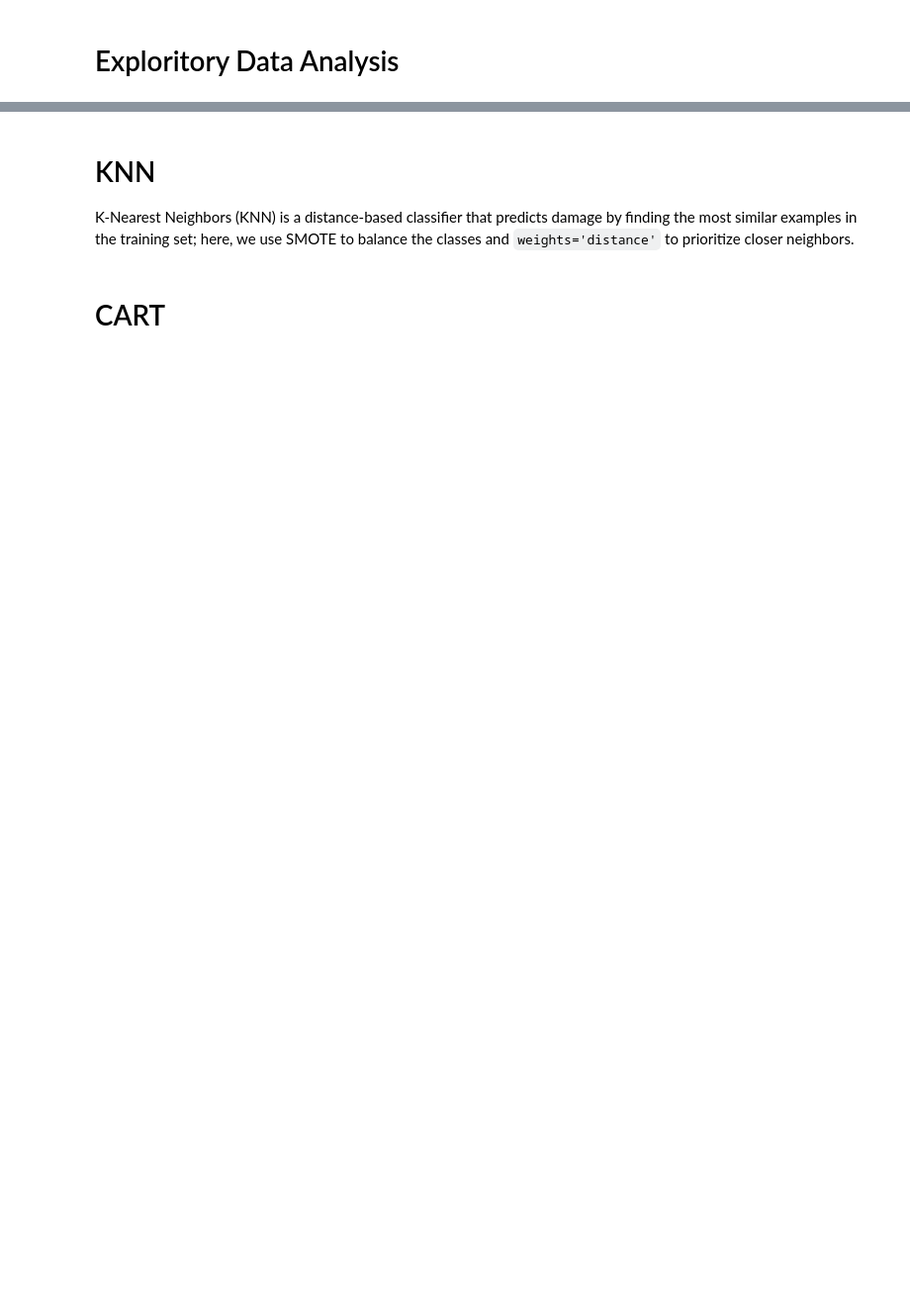
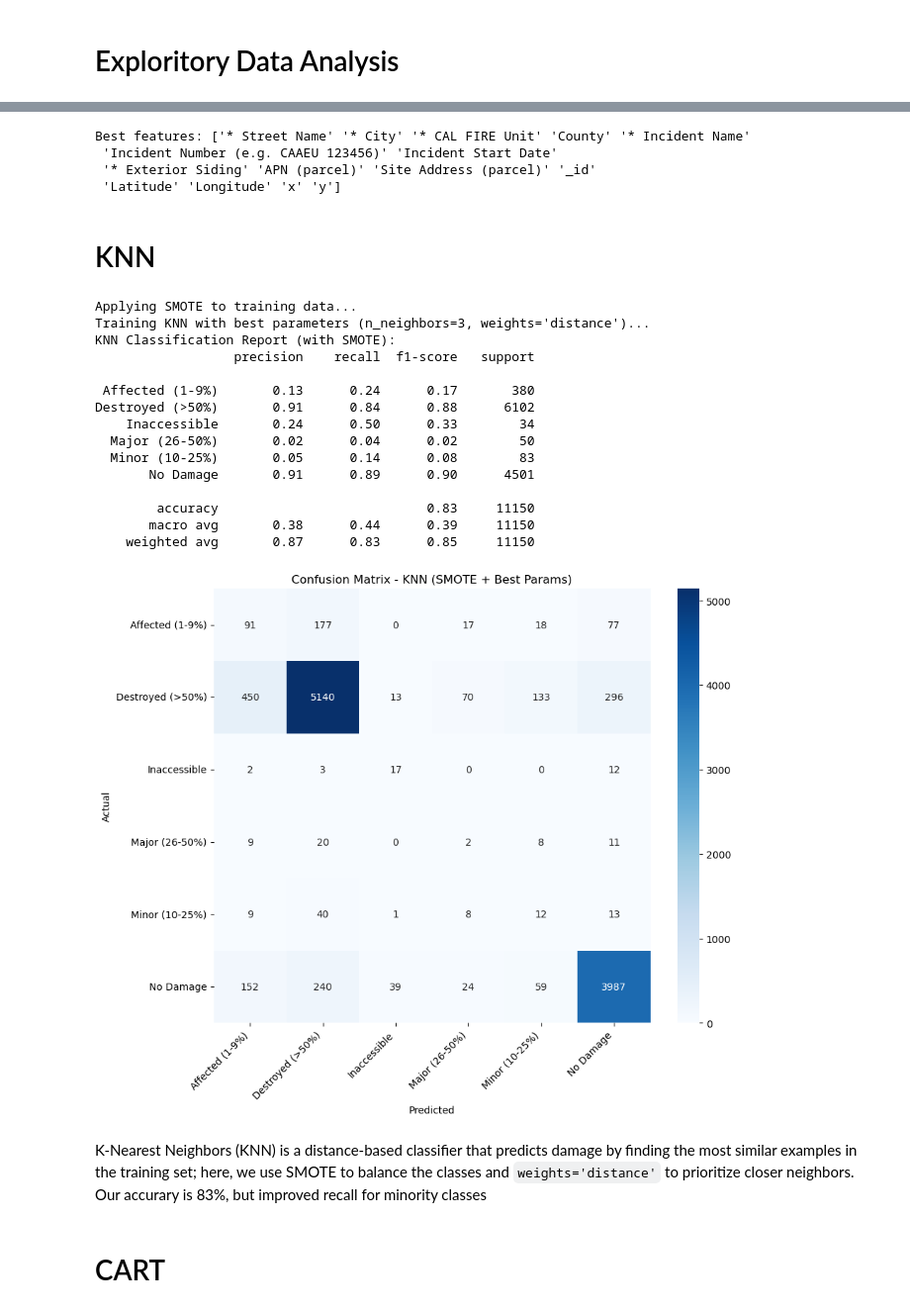
Before and after one commit to NobbyBop/513-final, a Jupyter notebook: final.ipynb, the cells around one changed output, grey strips where cells are left out. Shown: that part at 99% size. Cells and saved outputs as stored; diff of their text form; code cells hidden in the pictures; blank space fills up the shorter version.

```diff
--- a/final.ipynb
+++ b/final.ipynb
@@ -62,6 +153,22 @@ for col in df_num.columns:
+# %%
+
+
+from sklearn.feature_selection import SelectKBest, mutual_info_classif
+
+selector = SelectKBest(score_func=mutual_info_classif, k=15)
+# optimal attributes/features
+out_feats = selector.fit_transform(attr.fillna(-1), target)
+opt_attr = pd.DataFrame(out_feats, columns=selector.get_feature_names_out()).dropna(axis=1)
+print("Best features:", selector.get_feature_names_out())
+# Split data into training and testing sets 80-20
+attr_train, attr_test, target_train, target_test = train_test_split(opt_attr, target, test_size=0.2, random_state=6)
+# %% [output]
+Best features: ['* Street Name' '* City' '* CAL FIRE Unit' 'County' '* Incident Name'
+ 'Incident Number (e.g. CAAEU 123456)' 'Incident Start Date'
+ '* Exterior Siding' 'APN (parcel)' 'Site Address (parcel)' '_id'
+ 'Latitude' 'Longitude' 'x' 'y']
 # %% [markdown]
 # KNN
-K-Nearest Neighbors (KNN) is a distance-based classifier that predicts damage by finding the most similar examples in the training set; here, we use SMOTE to balance the classes and `weights='distance'` to prioritize closer neighbors.
 # %%
 # KNN Implementation with SMOTE, Scaling and Best Params
 import os
@@ -76,21 +183,6 @@ import numpy as np
 import matplotlib.pyplot as plt
 import seaborn as sns
 
-# Prepare data
-df_encoded = df_obj.copy()
-le_target = LabelEncoder()
-df_encoded['* Damage'] = le_target.fit_transform(df_encoded['* Damage'].astype(str))
-
-# Encode other columns
-for col in df_encoded.columns:
-    if col != '* Damage':
-        df_encoded[col] = LabelEncoder().fit_transform(df_encoded[col].astype(str))
-
-attr = df_encoded.drop(['* Damage'], axis=1)
-target = df_encoded['* Damage']
-
-# Split
-attr_train, attr_test, target_train, target_test = train_test_split(attr, target, test_size=0.3, random_state=6)
 
 # Apply SMOTE to Training Data Only
 print("Applying SMOTE to training data...")
@@ -105,38 +197,57 @@ scaler = MinMaxScaler()
 attr_train_scaled = scaler.fit_transform(attr_train_res)
 attr_test_scaled = scaler.transform(attr_test)
 
-# Grid Search (Commented out as requested)
+# # Grid Search (Commented out as requested)
 # print("Starting Grid Search for KNN...")
 # param_grid = {'n_neighbors': [3, 5, 7, 9], 'weights': ['uniform', 'distance']}
 # grid_knn = GridSearchCV(KNeighborsClassifier(), param_grid, cv=3, n_jobs=1, verbose=1)
 # grid_knn.fit(attr_train_scaled, target_train_res)
 # print(f"Best KNN Parameters: {grid_knn.best_params_}")
 # target_pred = grid_knn.predict(attr_test_scaled)
 
 # Using Best Parameters directly
 print("Training KNN with best parameters (n_neighbors=3, weights='distance')...")
 knn = KNeighborsClassifier(n_neighbors=3, weights='distance')
 knn.fit(attr_train_scaled, target_train_res)
 target_pred = knn.predict(attr_test_scaled)
 
 # Decode for report
 target_test_decoded = le_target.inverse_transform(target_test)
 target_pred_decoded = le_target.inverse_transform(target_pred)
 labels = le_target.classes_
 
 # Evaluation
 print("KNN Classification Report (with SMOTE):")
 print(classification_report(target_test_decoded, target_pred_decoded))
 
 # Confusion Matrix
 cm = confusion_matrix(target_test_decoded, target_pred_decoded, labels=labels)
 plt.figure(figsize=(10, 8))
 sns.heatmap(cm, annot=True, fmt='d', cmap='Blues', xticklabels=labels, yticklabels=labels)
 plt.title('Confusion Matrix - KNN (SMOTE + Best Params)')
 plt.ylabel('Actual')
 plt.xlabel('Predicted')
 plt.xticks(rotation=45, ha='right')
 plt.show()
+# %% [output]
+Applying SMOTE to training data...
+Training KNN with best parameters (n_neighbors=3, weights='distance')...
+KNN Classification Report (with SMOTE):
+                  precision    recall  f1-score   support
+
+ Affected (1-9%)       0.13      0.24      0.17       380
+Destroyed (>50%)       0.91      0.84      0.88      6102
+    Inaccessible       0.24      0.50      0.33        34
+  Major (26-50%)       0.02      0.04      0.02        50
+  Minor (10-25%)       0.05      0.14      0.08        83
+       No Damage       0.91      0.89      0.90      4501
+
+        accuracy                           0.83     11150
+       macro avg       0.38      0.44      0.39     11150
+    weighted avg       0.87      0.83      0.85     11150
+[figure, added]
+# %% [markdown]
+K-Nearest Neighbors (KNN) is a distance-based classifier that predicts damage by finding the most similar examples in the training set; here, we use SMOTE to balance the classes and `weights='distance'` to prioritize closer neighbors. Our accurary is 83%, but improved recall for minority classes
 # %% [markdown]
 # CART
 # %%
```
Also changed, not shown: parts of 12 cells of this notebook.
